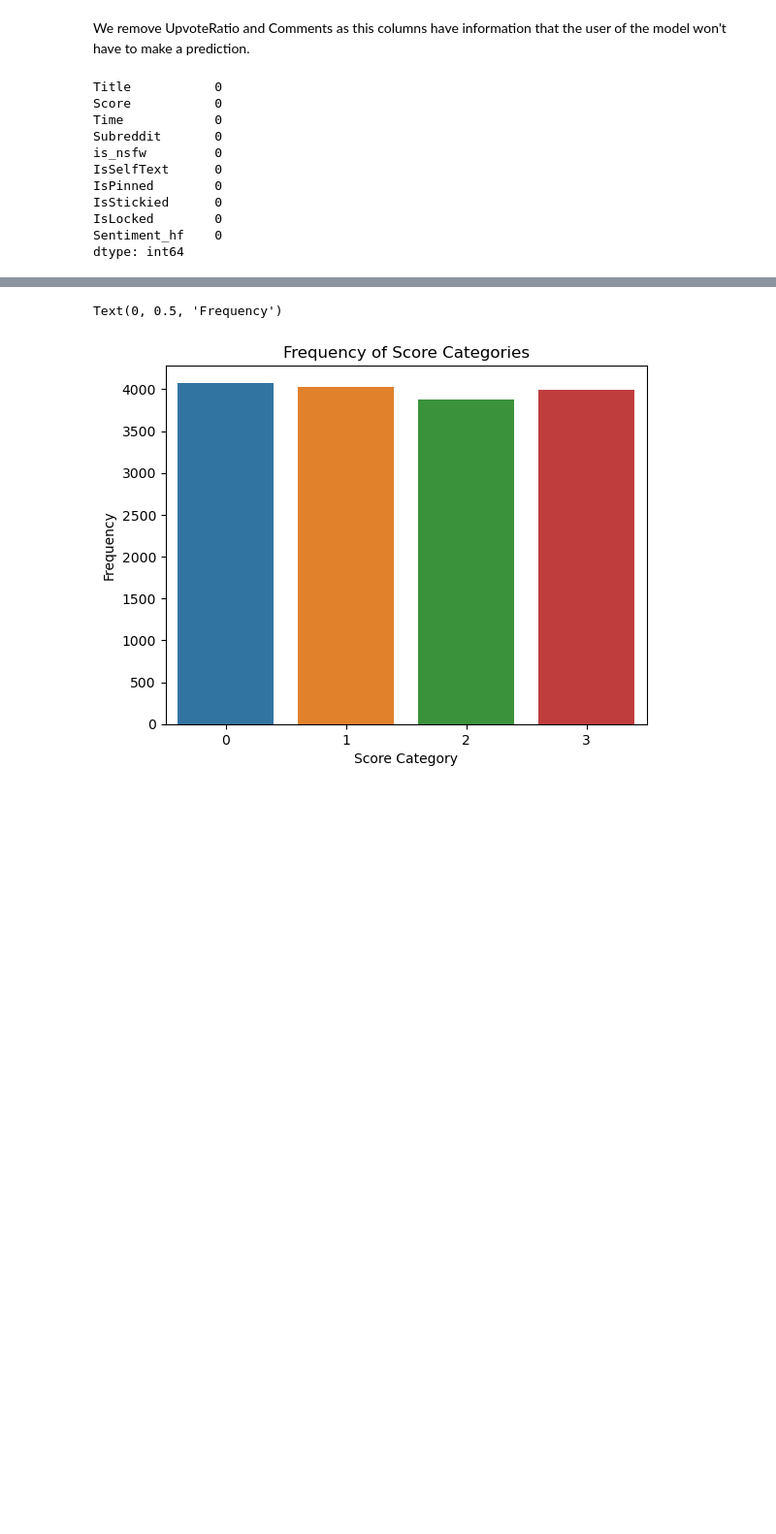
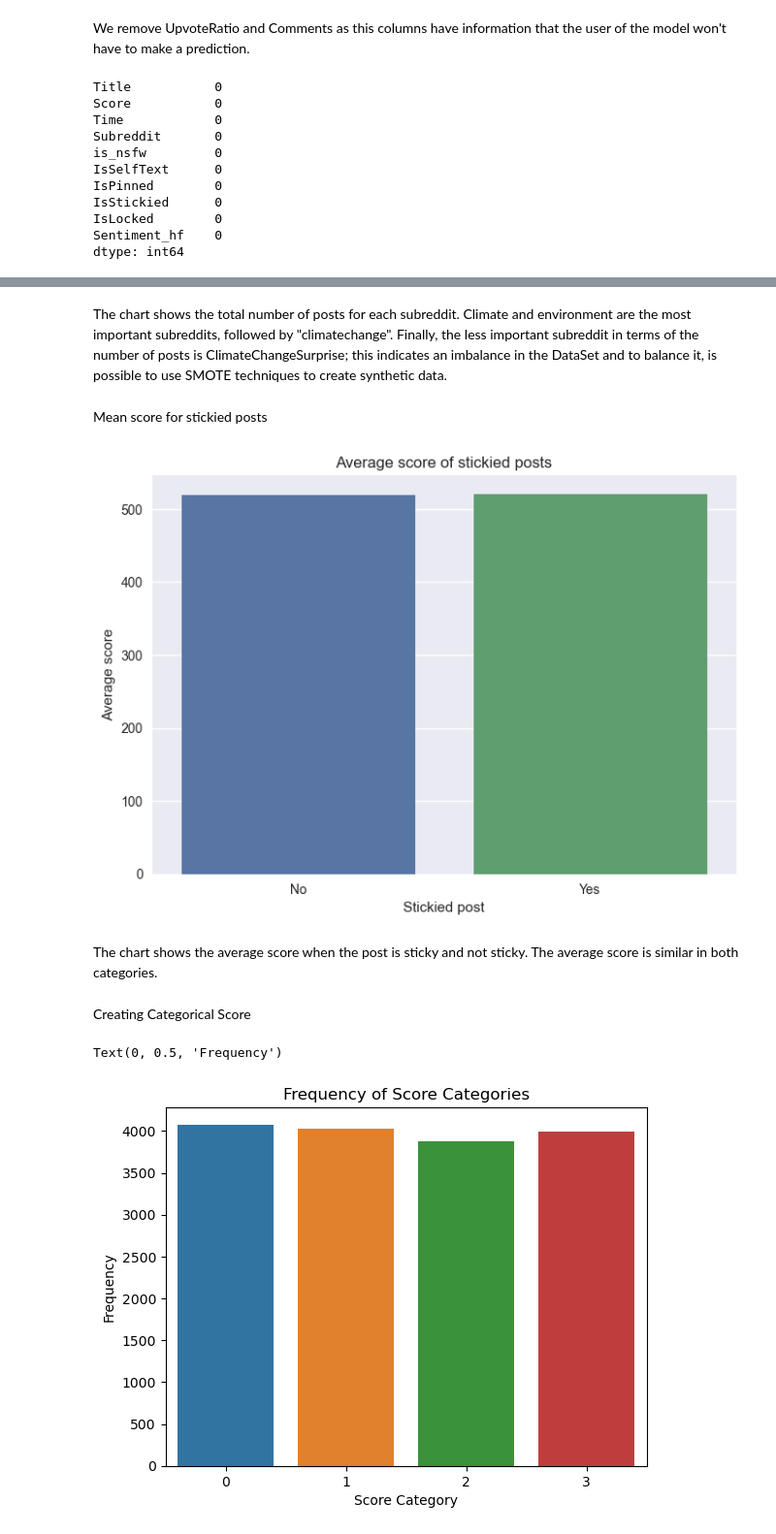
Before and after one commit to mlgomez0/advanced_python_project, a Jupyter notebook: notebooks/climate_change/climate_change_II.ipynb, the cells around one changed output, grey strips where cells are left out. Shown at 97% size. Cells and saved outputs as stored; diff of their text form; code cells hidden in the pictures; blank space fills up the shorter version.

```diff
--- a/notebooks/climate_change/climate_change_II.ipynb
+++ b/notebooks/climate_change/climate_change_II.ipynb
@@ -197,3 +214,31 @@ dtype: int64
+# %% [markdown]
+The chart shows the total number of posts for each subreddit. Climate and environment are the most important subreddits, followed by "climatechange". Finally, the less important subreddit in terms of the number of posts is ClimateChangeSurprise; this indicates an imbalance in the DataSet and to balance it, is possible to use SMOTE techniques to create synthetic data.
+# %% [markdown]
+Mean score for stickied posts
+# %%
+def plot_stickied_post_score():
+
+    # Group data by stickied posts and calculate mean score
+    stickied_posts = df.groupby('IsStickied')['Score'].mean().reset_index()
+
+    # Replace True and False with Yes and No
+    stickied_posts['IsStickied'] = stickied_posts['IsStickied'].replace({True: 'Yes', False: 'No'})
+
+    # Plot the data
+    sns.barplot(data=stickied_posts, x='IsStickied', y='Score')
+    plt.title("Average score of stickied posts")
+    plt.xlabel("Stickied post")
+    plt.ylabel("Average score")
+    plt.show()
+
+
+plot_stickied_post_score()
+# %% [output]
+[figure, added]
+# %% [markdown]
+The chart shows the average score when the post is sticky and not sticky. The average score is similar in both categories.
+# %% [markdown]
+Creating Categorical Score
 # %%
 # Creating Categorical Score
 df['Score_cat'], bin_edges = pd.qcut(df['Score'], q=4, labels=False, retbins=True)
```
Also changed, not shown: parts of 4 cells of this notebook.
